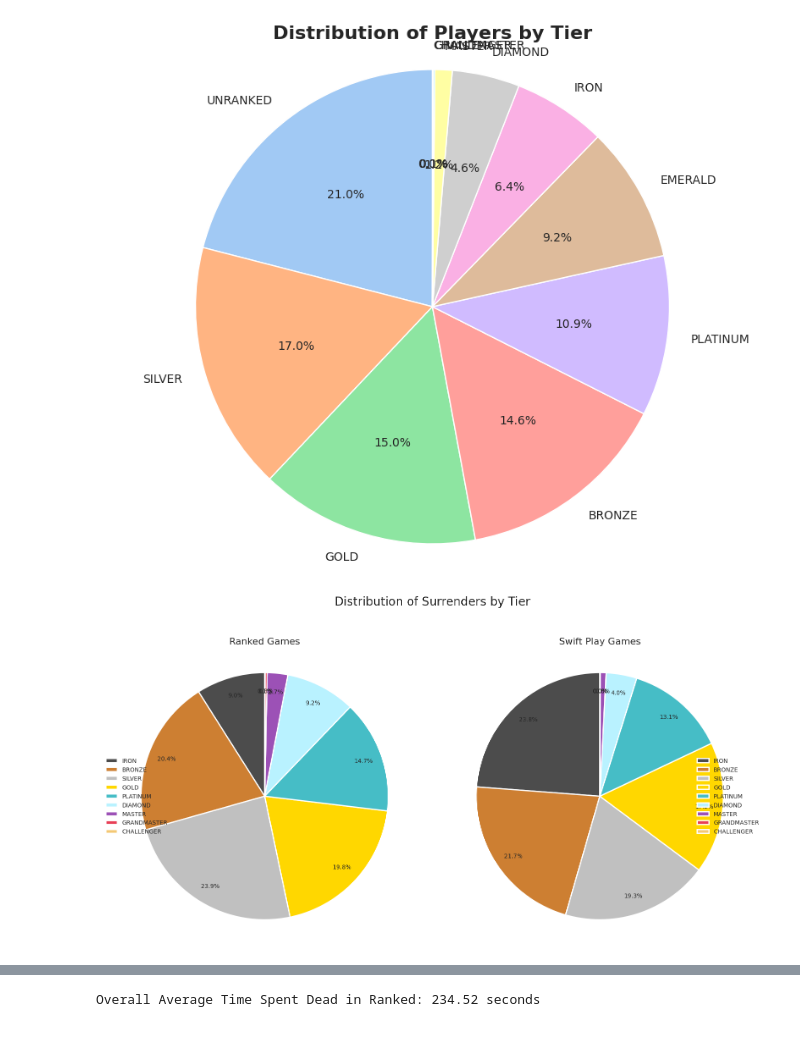
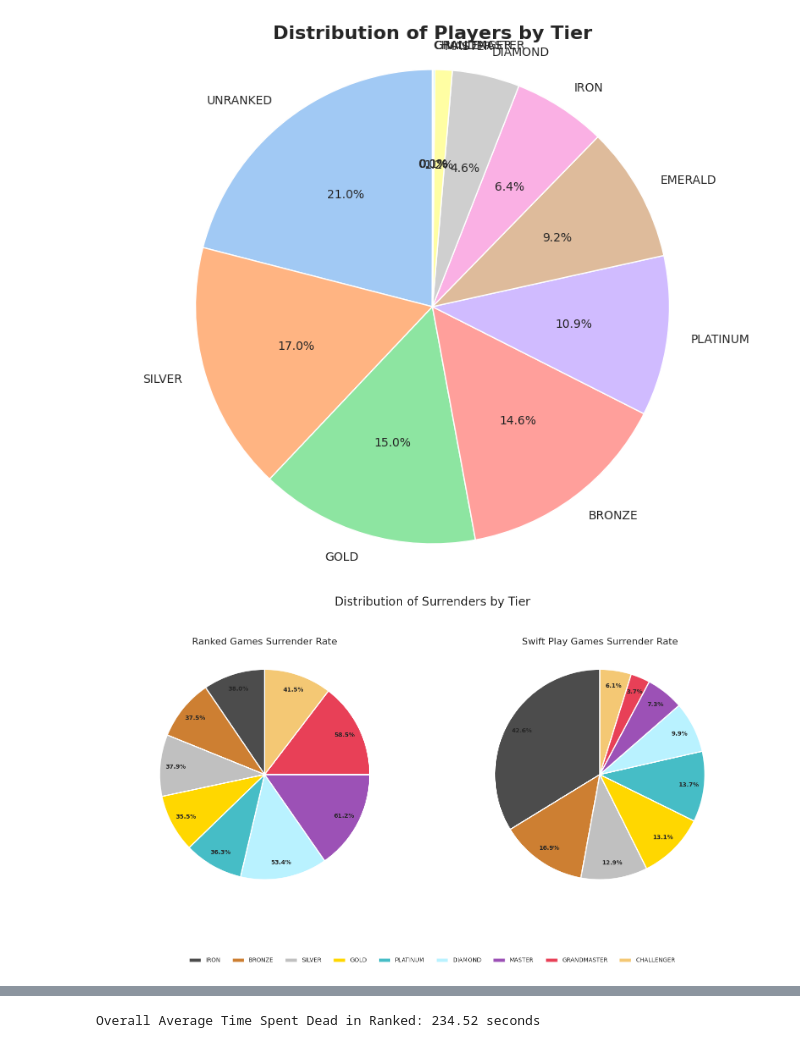
Before and after one commit to mdcUM/swiftplay-analysis, a Jupyter notebook: speed_and_duration_analysis.ipynb, the cells around one changed output, grey strips where cells are left out. Cells and saved outputs as stored; diff of their text form; code cells hidden in the pictures.

Commit message:
surrender rate is now proportional

```diff
--- a/speed_and_duration_analysis.ipynb
+++ b/speed_and_duration_analysis.ipynb
@@ -159,6 +159,10 @@ swift_tier_counts = swift_surrendered['tier'].value_counts()
 tier_order = ['IRON', 'BRONZE', 'SILVER', 'GOLD', 'PLATINUM', 'DIAMOND', 'MASTER', 'GRANDMASTER', 'CHALLENGER']
 ranked_tier_counts = ranked_tier_counts.reindex(tier_order).dropna()
 swift_tier_counts = swift_tier_counts.reindex(tier_order).dropna()
+tier_counts_ordered = tier_counts.reindex(tier_order).dropna()
+
+ranked_proportions = ranked_tier_counts / tier_counts_ordered
+swift_proportions = swift_tier_counts / tier_counts_ordered
 
 fig, (ax1, ax2) = plt.subplots(1, 2, figsize=(16, 8))
 fig.suptitle('Distribution of Surrenders by Tier', fontsize=20, y=1.05)
@@ -171,53 +175,69 @@ colors = {
     'PLATINUM': '#46bdc6',  # Teal
     'DIAMOND': '#b9f2ff',   # Light blue
     'MASTER': '#9c51b6',    # Purple
     'GRANDMASTER': '#e84057', # Red
     'CHALLENGER': '#f4c874'  # Light gold
 }
 
 ranked_colors = [colors[tier] for tier in ranked_tier_counts.index]
 swift_colors = [colors[tier] for tier in swift_tier_counts.index]
 
-ax1.pie(
-    ranked_tier_counts,
+ranked_wedges, _ = ax1.pie(
+    ranked_proportions,
     labels=None,
     colors=ranked_colors,
-    autopct='%1.1f%%',
-    pctdistance=0.85,
+    autopct=None,
     startangle=90,
     wedgeprops={'edgecolor': 'white', 'linewidth': 2}
 )
 
-ax1.legend(
-    ranked_tier_counts.index,
-    loc="center left",
-    bbox_to_anchor=(0, 0.5),
-    frameon=False
-)
-ax1.set_title('Ranked Games', fontsize=16)
+for i, p in enumerate(ranked_wedges):
+    ang = (p.theta2 - p.theta1)/2. + p.theta1
+    x = 0.85 * np.cos(np.deg2rad(ang))
+    y = 0.85 * np.sin(np.deg2rad(ang))
+    ax1.text(x, y, f'{ranked_proportions.iloc[i]*100:.1f}%',
+             ha='center', va='center', fontweight='bold')
 
-ax2.pie(
-    swift_tier_counts,
+ax1.set_title('Ranked Games Surrender Rate', fontsize=16)
+
+swift_wedges, _ = ax2.pie(
+    swift_proportions,
     labels=None,
     colors=swift_colors,
-    autopct='%1.1f%%',
-    pctdistance=0.85,
+    autopct=None,
     startangle=90,
     wedgeprops={'edgecolor': 'white', 'linewidth': 2}
 )
 
-ax2.legend(
-    swift_tier_counts.index,
-    loc="center right",
-    bbox_to_anchor=(1, 0.5),
-    frameon=False
-)
-ax2.set_title('Swift Play Games', fontsize=16)
+for i, p in enumerate(swift_wedges):
+    ang = (p.theta2 - p.theta1)/2. + p.theta1
+    x = 0.85 * np.cos(np.deg2rad(ang))
+    y = 0.85 * np.sin(np.deg2rad(ang))
+    ax2.text(x, y, f'{swift_proportions.iloc[i]*100:.1f}%',
+             ha='center', va='center', fontweight='bold')
+
+ax2.set_title('Swift Play Games Surrender Rate', fontsize=16)
+
+patches = [plt.Rectangle((0, 0), 1, 1, fc=colors[tier]) for tier in tier_order if tier in ranked_proportions.index]
+plt.figlegend(patches,
+              [tier for tier in tier_order if tier in ranked_proportions.index],
+              loc='lower center',
+              ncol=len(ranked_proportions),
+              bbox_to_anchor=(0.5, -0.05),
+              frameon=False)
+
+ax2.set_title('Swift Play Games Surrender Rate', fontsize=16)
 
 ax1.axis('equal')
 ax2.axis('equal')
 
 plt.tight_layout()
+plt.subplots_adjust(bottom=0.15)
 plt.show()
+
+print("Ranked Games Surrender Rates:")
+print(ranked_proportions)
+print("\nSwift Play Games Surrender Rates:")
+print(swift_proportions)
 # %% [output]
-[figure, old version]
+[figure, new version]
```
Also changed, not shown: parts of 3 cells of this notebook.
